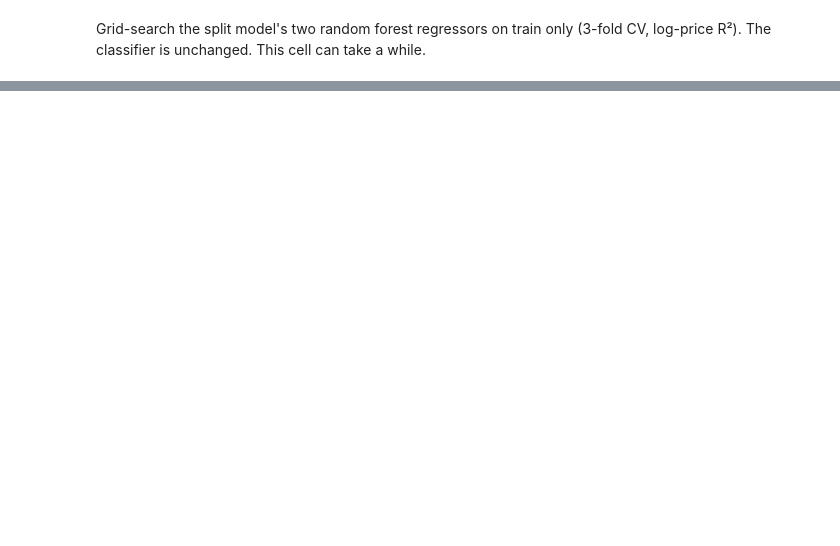
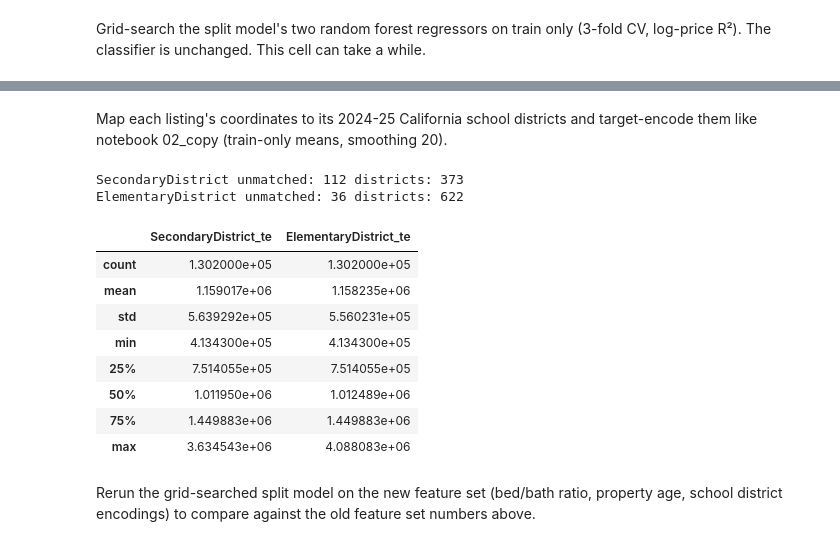
Before and after one commit to JustSahil-S/IDX-Exchange-Data-Science, a Jupyter notebook: 04_model_comparison.ipynb, the cells around one changed output, grey strips where cells are left out. Saved outputs shown, nothing was run; the diff lists cells and outputs as text; code cells hidden in the pictures; blank space fills up the shorter version.

```diff
--- a/04_model_comparison.ipynb
+++ b/04_model_comparison.ipynb
@@ -224,0 +280,58 @@ print("test R^2:", r2_score(y_test_te[high_test], y_pred_split[high_test]))
+# %% [markdown]
+Map each listing's coordinates to its 2024-25 California school districts and target-encode them like notebook 02_copy (train-only means, smoothing 20).
+# %%
+import geopandas as gpd
+
+# the .shx index wasn't exported with the .shp; let GDAL rebuild it
+os.environ["SHAPE_RESTORE_SHX"] = "YES"
+
+districts = pd.read_csv(DATA_DIR / "raw/csv/California_School_District_Areas_2024-25.csv", usecols=["CDCode", "DistrictName", "DistrictType"])
+shapes = gpd.read_file(DATA_DIR / "raw/csv/DistrictAreas2425.shp")
+assert len(shapes) == len(districts)
+districts = gpd.GeoDataFrame(districts, geometry=shapes.geometry.make_valid().values, crs="EPSG:3857")
+
+points = gpd.GeoDataFrame(
+    geometry=gpd.points_from_xy(df_te["Longitude"], df_te["Latitude"]),
+    index=df_te.index,
+    crs="EPSG:4326",
+).to_crs(districts.crs)
+
+district_levels = {
+    "SecondaryDistrict": ["High", "Unified"],
+    "ElementaryDistrict": ["Elementary", "Unified"],
+}
+
+train_mask = df_te["split"] == "train"
+global_mean = df_te.loc[train_mask, "ClosePrice"].mean()
+smooth_k = 20
+
+district_keys = {}
+for col, types in district_levels.items():
+    matches = gpd.sjoin(points, districts[districts["DistrictType"].isin(types)], how="left", predicate="within")
+    matches["type_rank"] = matches["DistrictType"].map({t: i for i, t in enumerate(types)})
+    matches = matches.sort_values("type_rank", kind="stable")
+    matches = matches[~matches.index.duplicated(keep="first")].sort_index()
+    district_keys[col] = matches["CDCode"]
+
+    keys = matches["CDCode"].astype("string").fillna("__missing__")
+    df_te[f"{col}_missing"] = matches["CDCode"].isna().astype("int8")
+    stats = df_te.loc[train_mask].groupby(keys[train_mask])["ClosePrice"].agg(["mean", "count"])
+    encoded_mean = (stats["count"] * stats["mean"] + smooth_k * global_mean) / (stats["count"] + smooth_k)
+    df_te[f"{col}_te"] = keys.map(encoded_mean).fillna(global_mean)
+    print(col, "unmatched:", df_te[f"{col}_missing"].sum(), "districts:", matches["CDCode"].nunique())
+
+df_te[["SecondaryDistrict_te", "ElementaryDistrict_te"]].describe()
+# %% [output]
+SecondaryDistrict unmatched: 112 districts: 373
+ElementaryDistrict unmatched: 36 districts: 622
+|  | SecondaryDistrict_te | ElementaryDistrict_te |
+| count | 1.302000e+05 | 1.302000e+05 |
+| mean | 1.159017e+06 | 1.158235e+06 |
+| std | 5.639292e+05 | 5.560231e+05 |
+| min | 4.134300e+05 | 4.134300e+05 |
+| 25% | 7.514055e+05 | 7.514055e+05 |
+| 50% | 1.011950e+06 | 1.012489e+06 |
+| 75% | 1.449883e+06 | 1.449883e+06 |
+| max | 3.634543e+06 | 4.088083e+06 |
+# %% [markdown]
+Rerun the grid-searched split model on the new feature set (bed/bath ratio, property age, school district encodings) to compare against the old feature set numbers above.
```
Also changed, not shown: parts of 16 cells of this notebook, 2 other files.
